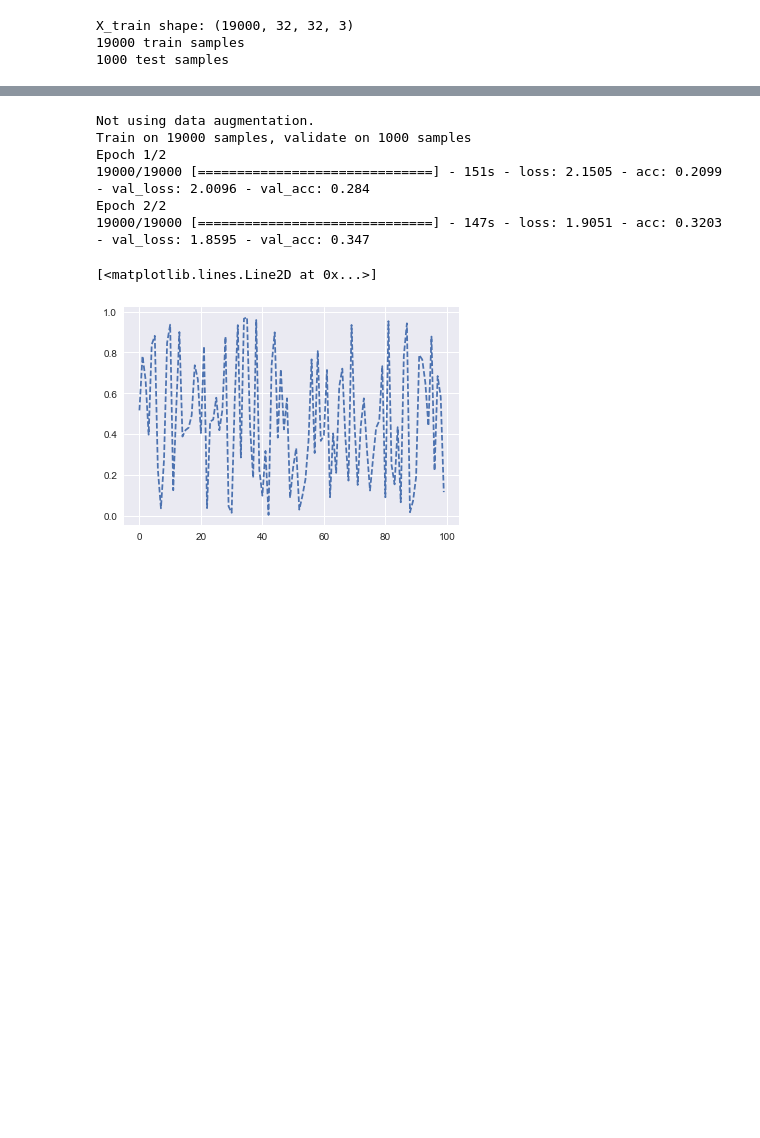
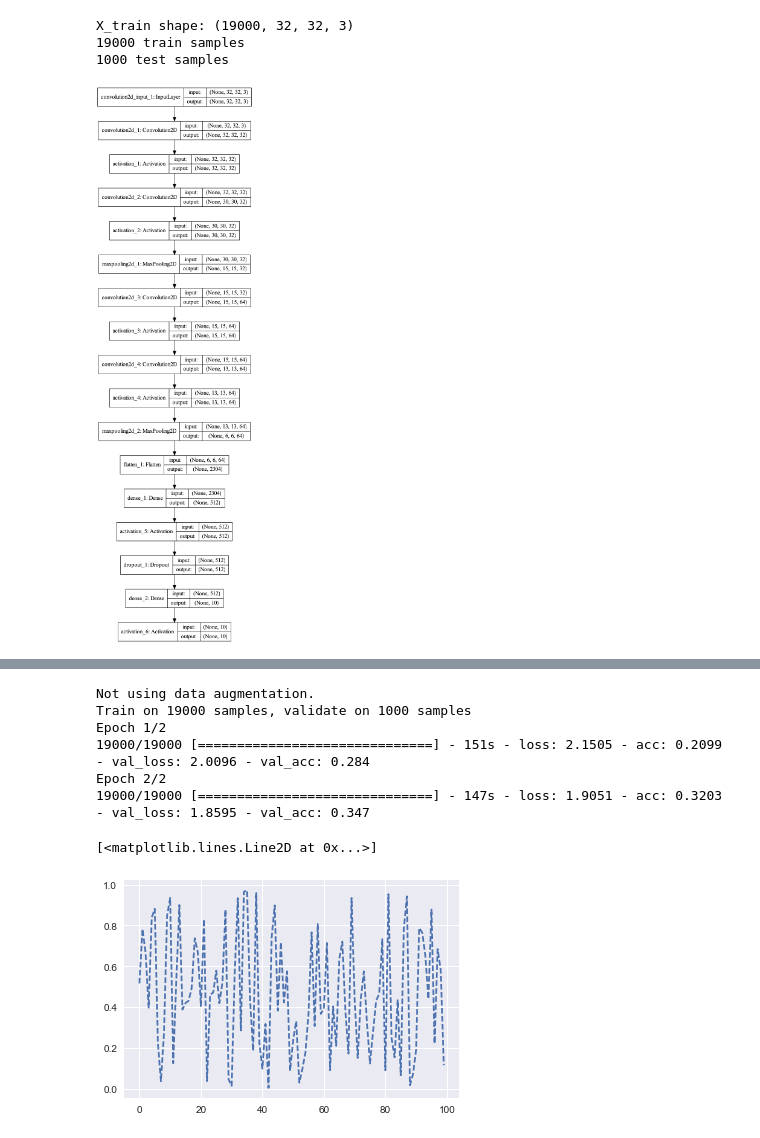
Before and after one commit to probe301/kaggle, a Jupyter notebook: Keras_tutorials/Keras CIFAR10 CNN.ipynb, the cells around one changed output, grey strips where cells are left out. Drawn from its saved outputs; the diff is of its cells as text; code cells hidden in the pictures; blank space fills up the shorter version.

```diff
--- a/Keras_tutorials/Keras CIFAR10 CNN.ipynb
+++ b/Keras_tutorials/Keras CIFAR10 CNN.ipynb
@@ -270,6 +259,10 @@ model.compile(loss='categorical_crossentropy',
               metrics=['accuracy'])
 # %%
 from keras.utils.visualize_util import plot
-# plot(model, show_shapes=True, to_file='model.png')
-plot(model, show_shapes=True)
-plot?
+plot(model, show_shapes=True, to_file='model.png')
+# plot?
+from IPython.display import display, Image
+display(Image('model.png', width=500))
+# display(Image('model.png'))
+# %% [output]
+[figure, added]
```
Also changed, not shown: parts of 6 cells of this notebook.
